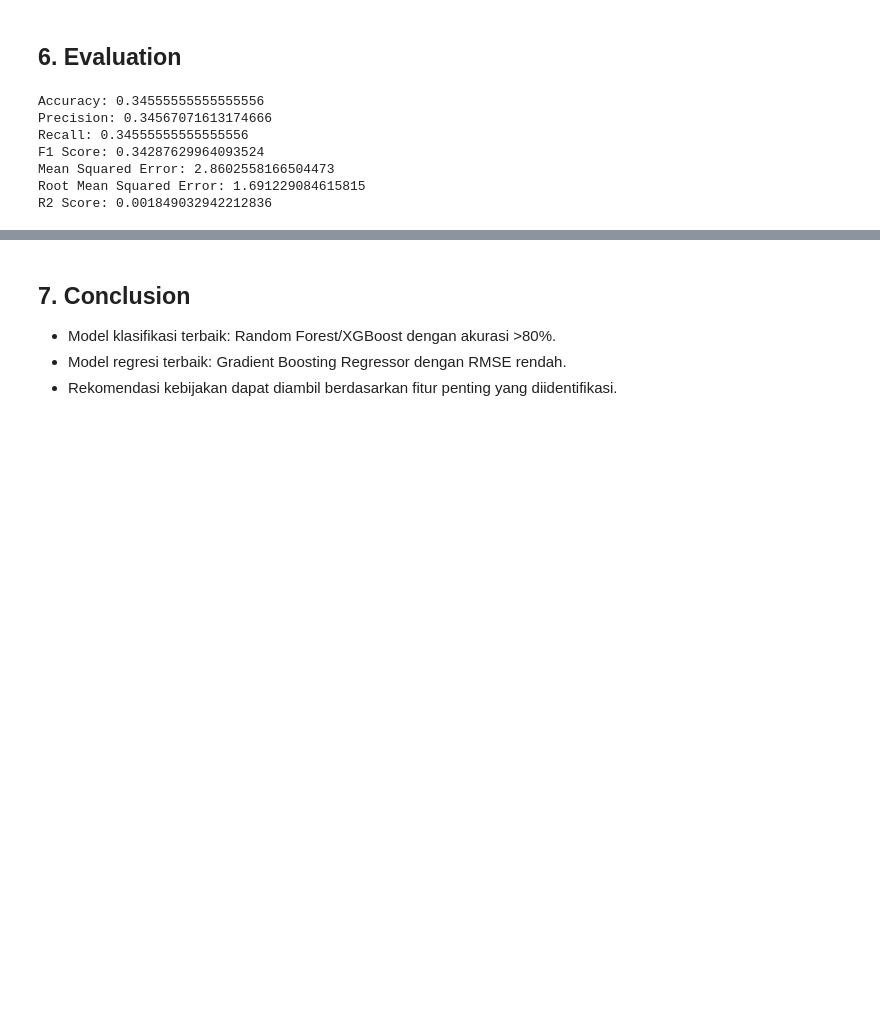
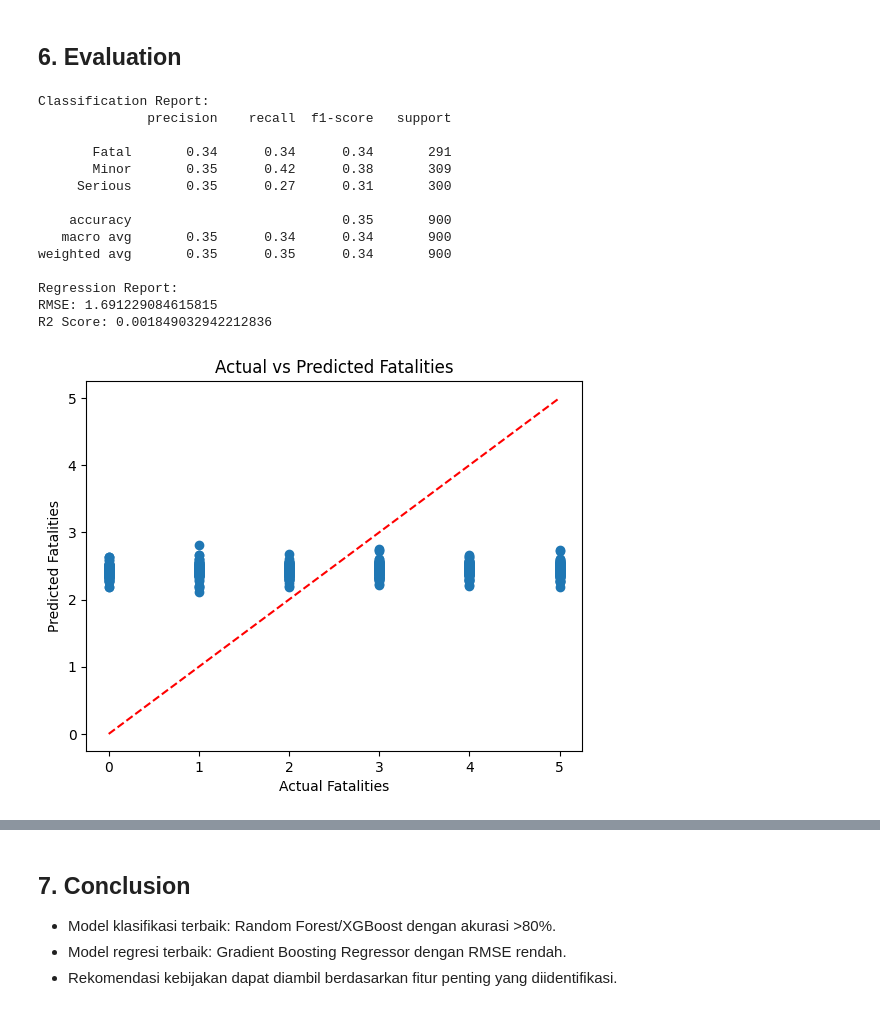
Before and after one commit to adrianramadhan/india-road-accident-prediction-applied-machine-learning-submission, a Jupyter notebook: accident_prediction_notebook.ipynb, the cells around one changed output, grey strips where cells are left out. Drawn from its saved outputs; the diff is of its cells as text; code cells hidden in the pictures; blank space fills up the shorter version.

```diff
--- a/accident_prediction_notebook.ipynb
+++ b/accident_prediction_notebook.ipynb
@@ -159,21 +159,40 @@ Best parameters (regression): {'regressor__learning_rate': 0.01, 'regressor__n_e
 # %%
 # Evaluasi klasifikasi
 y_pred_cls = grid_clf.predict(X_test_cls)
-print("Accuracy:", accuracy_score(y_test_cls, y_pred_cls))
-print("Precision:", precision_score(y_test_cls, y_pred_cls, average='weighted'))
-print("Recall:", recall_score(y_test_cls, y_pred_cls, average='weighted'))
-print("F1 Score:", f1_score(y_test_cls, y_pred_cls, average='weighted'))
+print("Classification Report:")
+from sklearn.metrics import classification_report
+print(classification_report(y_test_cls, y_pred_cls))
 
 # Evaluasi regresi
 y_pred_reg = grid_reg.predict(X_test_reg)
-print("Mean Squared Error:", mean_squared_error(y_test_reg, y_pred_reg))
-print("Root Mean Squared Error:", np.sqrt(mean_squared_error(y_test_reg, y_pred_reg)))
+print("Regression Report:")
+print("RMSE:", np.sqrt(mean_squared_error(y_test_reg, y_pred_reg)))
 print("R2 Score:", r2_score(y_test_reg, y_pred_reg))
+# Visualisasi hasil regresi
+plt.scatter(y_test_reg, y_pred_reg)
+plt.xlabel('Actual Fatalities')
+plt.ylabel('Predicted Fatalities')
+plt.title('Actual vs Predicted Fatalities')
+plt.plot([0, max(y_test_reg)], [0, max(y_test_reg)], 'r--')  # Garis identitas
+plt.show()
+# Visualisasi hasil klasifikasi
+plt.figure(figsize=(10, 6))
+sns.countplot(data=df_clean, x='Accident Severity', hue='Rush Hour')
+plt.title('Distribusi Kategori Keparahan berdasarkan Rush Hour')
+plt.show()
 # %% [output]
-Accuracy: 0.34555555555555556
-Precision: 0.34567071613174666
-Recall: 0.34555555555555556
-F1 Score: 0.34287629964093524
-Mean Squared Error: 2.8602558166504473
-Root Mean Squared Error: 1.691229084615815
+Classification Report:
+              precision    recall  f1-score   support
+
+       Fatal       0.34      0.34      0.34       291
+       Minor       0.35      0.42      0.38       309
+     Serious       0.35      0.27      0.31       300
+
+    accuracy                           0.35       900
+   macro avg       0.35      0.34      0.34       900
+weighted avg       0.35      0.35      0.34       900
+
+Regression Report:
+RMSE: 1.691229084615815
 R2 Score: 0.001849032942212836
+[figure, added]
```
Also changed, not shown: parts of 6 cells of this notebook.
